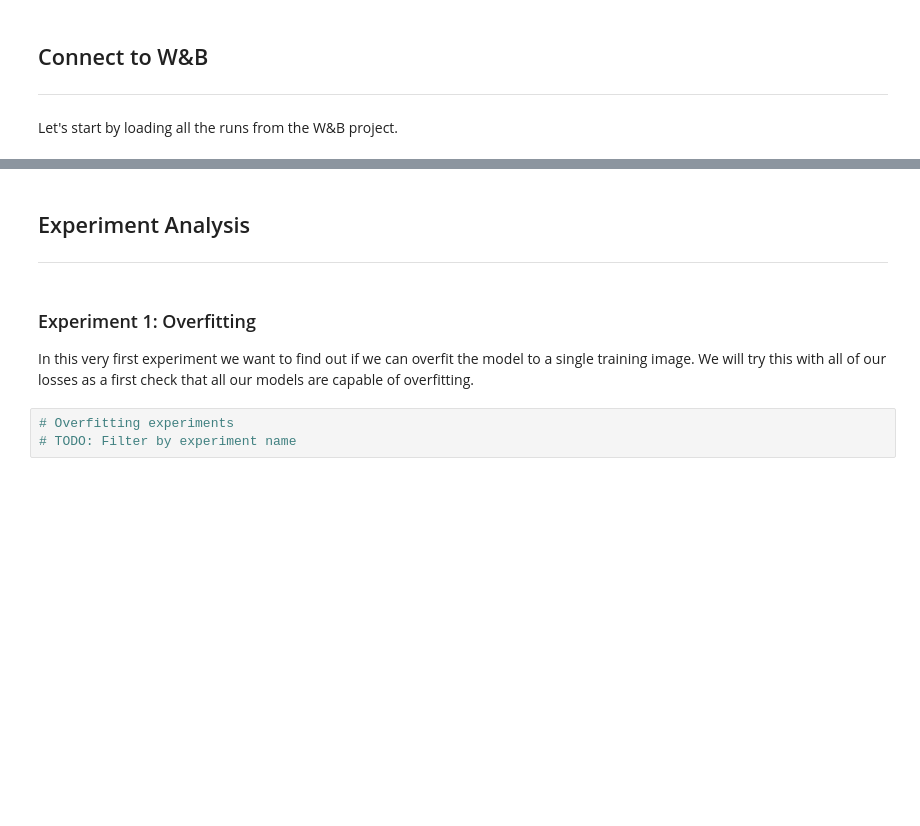
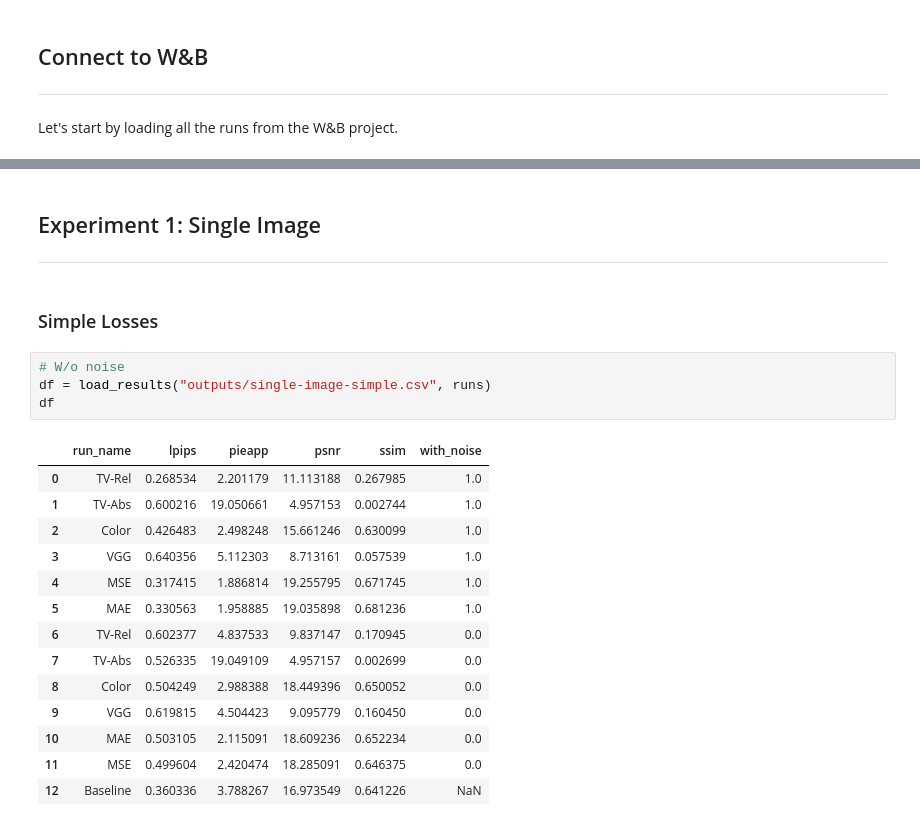
Before and after one commit to mikasenghaas/sillystill, a Jupyter notebook: notebooks/5.0-results.ipynb, the cells around one changed output, grey strips where cells are left out. Drawn from its saved outputs; the diff is of its cells as text; blank space fills up the shorter version.

```diff
--- a/notebooks/5.0-results.ipynb
+++ b/notebooks/5.0-results.ipynb
@@ -39,11 +67,25 @@ print(f"✅ Loaded {len(runs)} runs from W&B ({WANDB_ENTITY}/{WANDB_PROJECT})")
 # %% [markdown]
-## Experiment Analysis
+## Experiment 1: Single Image
 
 ---
-# %% [markdown]
-### Experiment 1: Overfitting
-
-In this very first experiment we want to find out if we can overfit the model to a single training image. We will try this with all of our losses as a first check that all our models are capable of overfitting.
-# %%
-# Overfitting experiments
-# TODO: Filter by experiment name
+# %% [markdown]
+### Simple Losses
+# %%
+# W/o noise
+df = load_results("outputs/single-image-simple.csv", runs)
+df
+# %% [output]
+|  | run_name | lpips | pieapp | psnr | ssim | with_noise |
+| 0 | TV-Rel | 0.268534 | 2.201179 | 11.113188 | 0.267985 | 1.0 |
+| 1 | TV-Abs | 0.600216 | 19.050661 | 4.957153 | 0.002744 | 1.0 |
+| 2 | Color | 0.426483 | 2.498248 | 15.661246 | 0.630099 | 1.0 |
+| 3 | VGG | 0.640356 | 5.112303 | 8.713161 | 0.057539 | 1.0 |
+| 4 | MSE | 0.317415 | 1.886814 | 19.255795 | 0.671745 | 1.0 |
+| 5 | MAE | 0.330563 | 1.958885 | 19.035898 | 0.681236 | 1.0 |
+| 6 | TV-Rel | 0.602377 | 4.837533 | 9.837147 | 0.170945 | 0.0 |
+| 7 | TV-Abs | 0.526335 | 19.049109 | 4.957157 | 0.002699 | 0.0 |
+| 8 | Color | 0.504249 | 2.988388 | 18.449396 | 0.650052 | 0.0 |
+| 9 | VGG | 0.619815 | 4.504423 | 9.095779 | 0.160450 | 0.0 |
+| 10 | MAE | 0.503105 | 2.115091 | 18.609236 | 0.652234 | 0.0 |
+| 11 | MSE | 0.499604 | 2.420474 | 18.285091 | 0.646375 | 0.0 |
+| 12 | Baseline | 0.360336 | 3.788267 | 16.973549 | 0.641226 | NaN |
```
Also changed, not shown: parts of 9 cells of this notebook.
